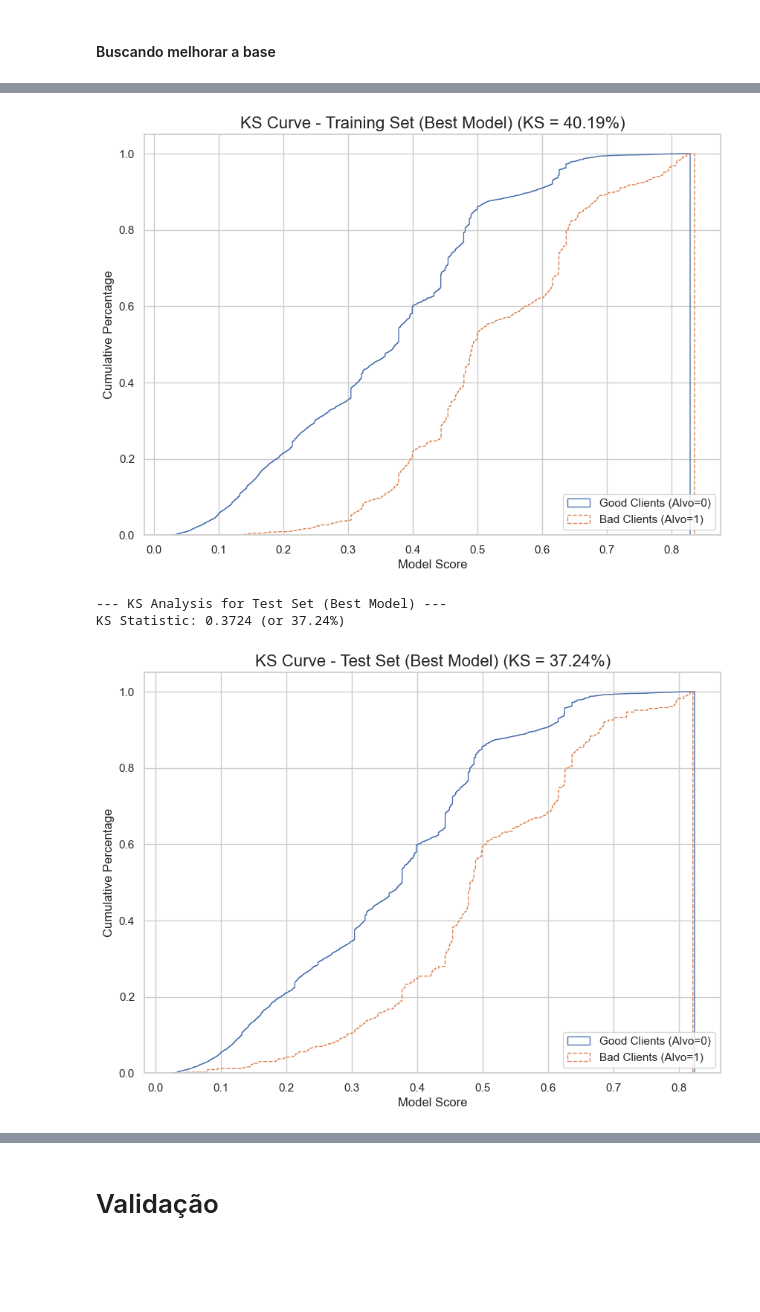
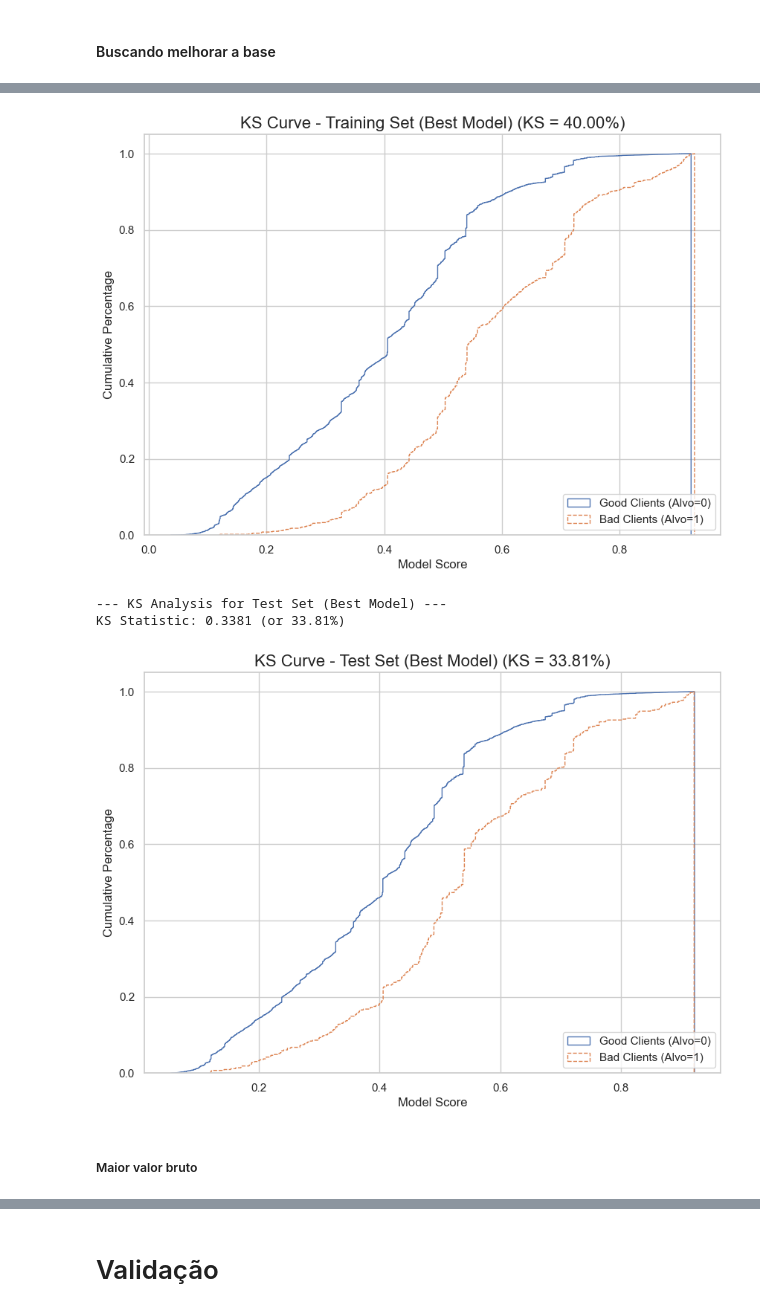
Before and after one commit to RenatoNogFer/Project-4, a Jupyter notebook: main.ipynb, the cells around one changed output, grey strips where cells are left out. Saved outputs shown, nothing was run; the diff lists cells and outputs as text; code cells hidden in the pictures; blank space fills up the shorter version.

```diff
--- a/main.ipynb
+++ b/main.ipynb
@@ -2134,0 +2135,2 @@ VAR13_qcut e valor_financiado_qcut mostram comportamento de degradação de IV a
+# %%
+data_frame.drop(columns=['VAR13_qcut'], inplace=True)
@@ -2457,9 +2459,9 @@ num_leaves menor mostrou maior potencial
 #### Base Inicial
 # %%
 param_grid = {
-    'learning_rate': [0.01, 0.05],
-    'n_estimators': [100, 150, 200],
-    'num_leaves': [16, 24],
+    'learning_rate': [0.01, 0.02, 0.03],
+    'n_estimators': [50, 75, 100],
+    'num_leaves': [8, 16, 24, 32, 48],
     'subsample': [0.7, 0.8],
     'colsample_bytree': [0.7, 0.8],
     'min_child_samples': [20, 40]
@@ -2556,11 +2562,11 @@ KS Statistic: 0.3724 (or 37.24%)
 # %%
 param_grid = {
-    'learning_rate': [0.005, 0.01, 0.015],
-    'n_estimators': [100, 150, 200],
-    'num_leaves': [16],
+    'learning_rate': [0.025, 0.03, 0.035],
+    'n_estimators': [75, 100, 125, 159],
+    'num_leaves': [4, 8, 12, 16],
     'subsample': [0.65, 0.7, 0.75],
     'colsample_bytree': [0.75, 0.8, 0.85],
-    'min_child_samples': [35, 40, 45]
+    'min_child_samples': [15, 20, 25]
 }
 
 param_list = list(ParameterGrid(param_grid))
@@ -2642,4 +2648,6 @@ KS Statistic: 0.4019 (or 40.19%)
-[figure, old version]
+[figure, new version]
 --- KS Analysis for Test Set (Best Model) ---
-KS Statistic: 0.3724 (or 37.24%)
+KS Statistic: 0.3381 (or 33.81%)
-[figure, old version]
+[figure, new version]
+# %% [markdown]
+##### Maior valor bruto
```
Also changed, not shown: parts of 32 cells of this notebook.
